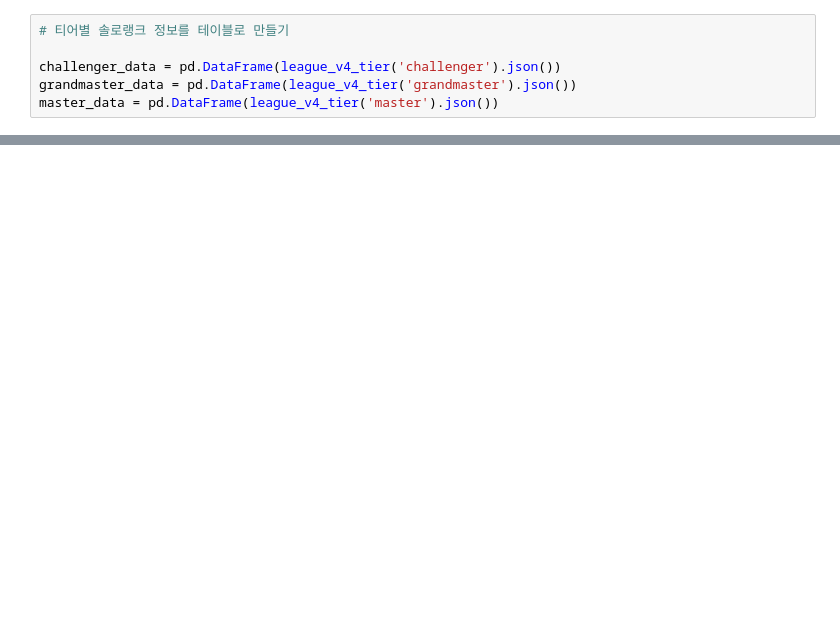
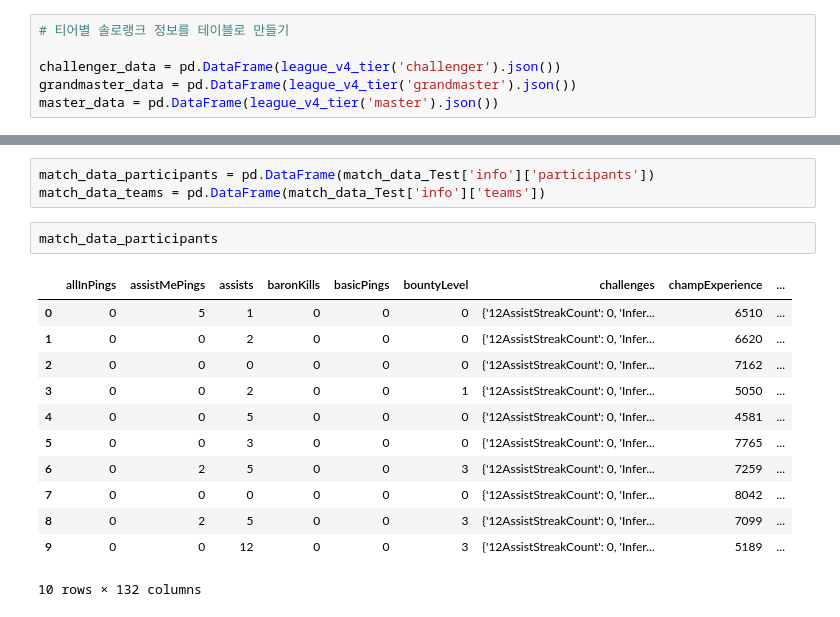
Before and after one commit to kim-bo-saeng/personal_project, a Jupyter notebook: lol_data/lol_api_data_analysis.ipynb, the cells around one changed output, grey strips where cells are left out. Saved outputs shown, nothing was run; the diff lists cells and outputs as text; blank space fills up the shorter version.

Commit message:
feat : data_tb_creation

```diff
--- a/lol_data/lol_api_data_analysis.ipynb
+++ b/lol_data/lol_api_data_analysis.ipynb
@@ -292,0 +410,18 @@ temp_match_data['metadata']
+# %%
+match_data_participants = pd.DataFrame(match_data_Test['info']['participants'])
+match_data_teams = pd.DataFrame(match_data_Test['info']['teams'])
+# %%
+match_data_participants
+# %% [output]
+|  | allInPings | assistMePings | assists | baronKills | basicPings | bountyLevel | challenges | champExperience | ... |
+| 0 | 0 | 5 | 1 | 0 | 0 | 0 | {'12AssistStreakCount': 0, 'Infer... | 6510 | ... |
+| 1 | 0 | 0 | 2 | 0 | 0 | 0 | {'12AssistStreakCount': 0, 'Infer... | 6620 | ... |
+| 2 | 0 | 0 | 0 | 0 | 0 | 0 | {'12AssistStreakCount': 0, 'Infer... | 7162 | ... |
+| 3 | 0 | 0 | 2 | 0 | 0 | 1 | {'12AssistStreakCount': 0, 'Infer... | 5050 | ... |
+| 4 | 0 | 0 | 5 | 0 | 0 | 0 | {'12AssistStreakCount': 0, 'Infer... | 4581 | ... |
+| 5 | 0 | 0 | 3 | 0 | 0 | 0 | {'12AssistStreakCount': 0, 'Infer... | 7765 | ... |
+| 6 | 0 | 2 | 5 | 0 | 0 | 3 | {'12AssistStreakCount': 0, 'Infer... | 7259 | ... |
+| 7 | 0 | 0 | 0 | 0 | 0 | 0 | {'12AssistStreakCount': 0, 'Infer... | 8042 | ... |
+| 8 | 0 | 2 | 5 | 0 | 0 | 3 | {'12AssistStreakCount': 0, 'Infer... | 7099 | ... |
+| 9 | 0 | 0 | 12 | 0 | 0 | 3 | {'12AssistStreakCount': 0, 'Infer... | 5189 | ... |
+10 rows × 132 columns
```
Also changed, not shown: parts of 30 cells of this notebook, 1 other file.
